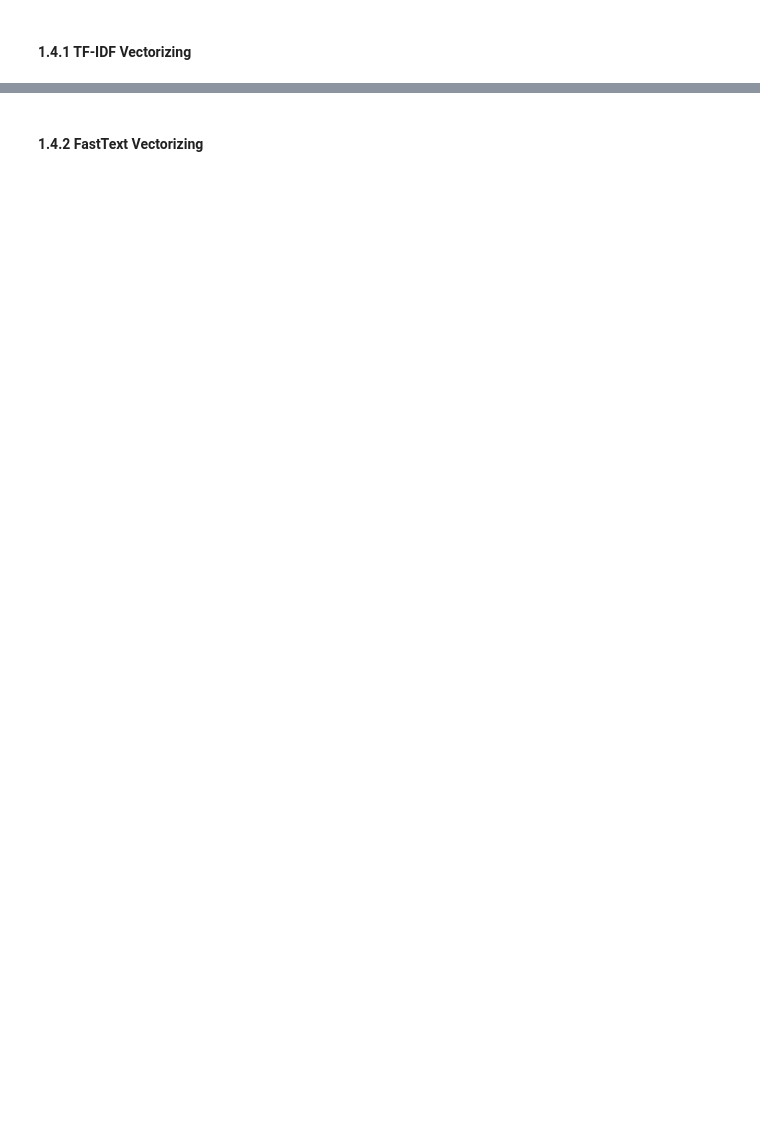
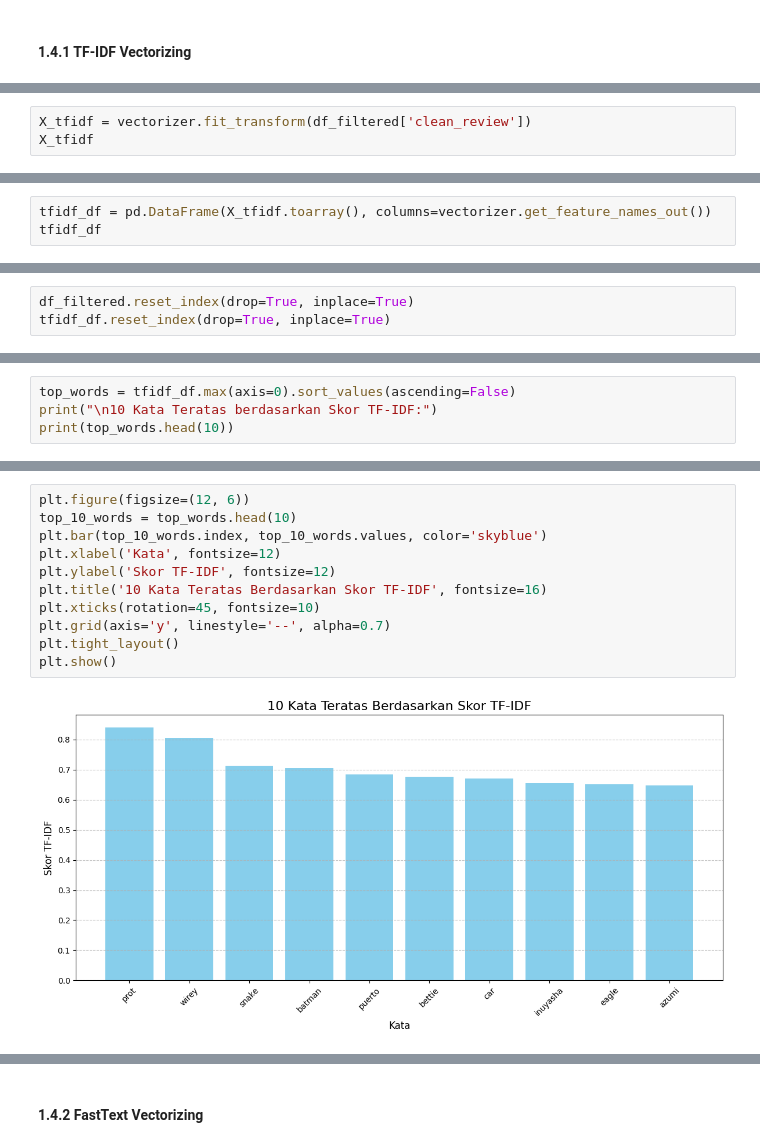
Before and after one commit to Aflinxh/analysis-sentiment-movie-review, a Jupyter notebook: main.ipynb, the cells around one changed output, grey strips where cells are left out. Drawn from its saved outputs; the diff is of its cells as text; blank space fills up the shorter version.

```diff
--- a/main.ipynb
+++ b/main.ipynb
@@ -420,0 +335,3 @@ plt.show()
+# %%
+X_tfidf = vectorizer.fit_transform(df_filtered['clean_review'])
+X_tfidf
@@ -420,0 +341,3 @@ plt.show()
+# %%
+tfidf_df = pd.DataFrame(X_tfidf.toarray(), columns=vectorizer.get_feature_names_out())
+tfidf_df
@@ -420,0 +358,3 @@ plt.show()
+# %%
+df_filtered.reset_index(drop=True, inplace=True)
+tfidf_df.reset_index(drop=True, inplace=True)
@@ -420,0 +382,4 @@ plt.show()
+# %%
+top_words = tfidf_df.max(axis=0).sort_values(ascending=False)
+print("\n10 Kata Teratas berdasarkan Skor TF-IDF:")
+print(top_words.head(10))
@@ -420,0 +399,13 @@ plt.show()
+# %%
+plt.figure(figsize=(12, 6))
+top_10_words = top_words.head(10)
+plt.bar(top_10_words.index, top_10_words.values, color='skyblue')
+plt.xlabel('Kata', fontsize=12)
+plt.ylabel('Skor TF-IDF', fontsize=12)
+plt.title('10 Kata Teratas Berdasarkan Skor TF-IDF', fontsize=16)
+plt.xticks(rotation=45, fontsize=10)
+plt.grid(axis='y', linestyle='--', alpha=0.7)
+plt.tight_layout()
+plt.show()
+# %% [output]
+[figure, added]
```
Also changed, not shown: parts of 47 cells of this notebook, 2 other files.
